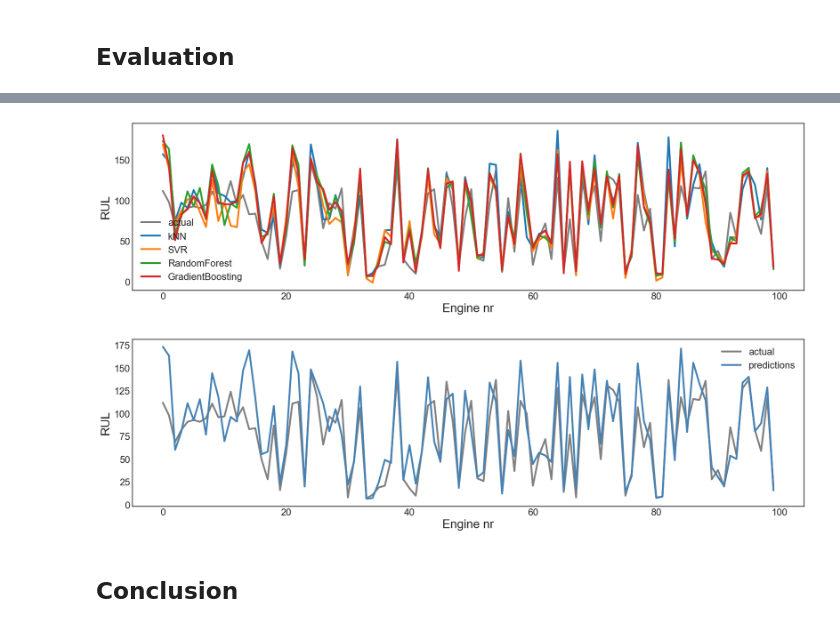
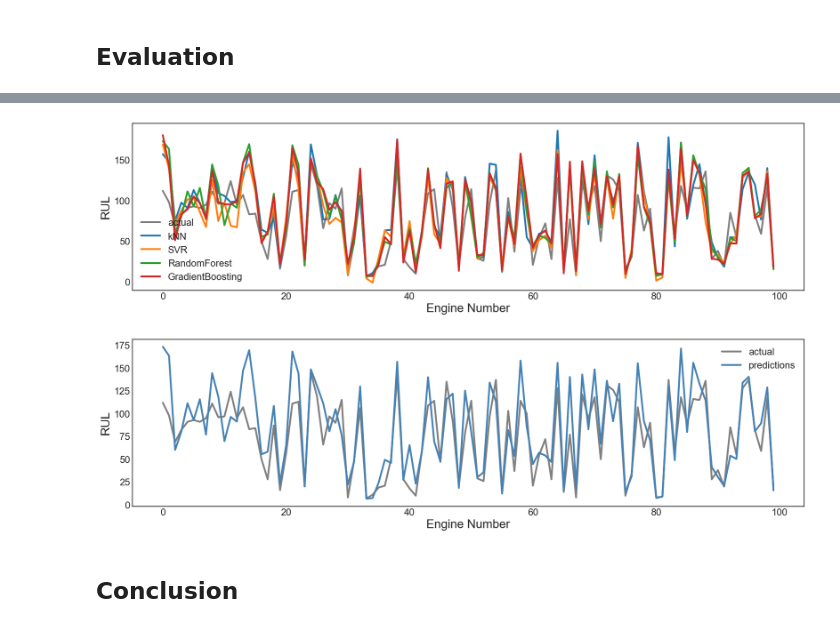
Before and after one commit to TaouMou/turbofan_predictive_maintenance, a Jupyter notebook: turbofan_exploration.ipynb, the cells around one changed output, grey strips where cells are left out. Saved outputs shown, nothing was run; the diff lists cells and outputs as text; code cells hidden in the pictures.

```diff
--- a/turbofan_exploration.ipynb
+++ b/turbofan_exploration.ipynb
@@ -456,35 +455,35 @@ import seaborn as sns
 import numpy as np
 
 plt.style.use('seaborn-v0_8-white')
 plt.rcParams['figure.figsize'] = 20, 5
 
 fig, ax = plt.subplots()
 plt.ylabel('RUL')
-plt.xlabel('Engine nr')
+plt.xlabel('Engine Number')
 
 # Plot actual RUL
 sns.lineplot(
     x=np.arange(len(y_test)),
     y=y_test.reset_index(drop=True) if hasattr(y_test, 'reset_index') else y_test,
     color='gray',
     label='actual',
     ax=ax
 )
 
 # Plot predictions for each model
 for name, model in models.items():
     y_pred = model.predict(X_test)
     sns.lineplot(
         x=np.arange(len(y_pred)),
         y=y_pred,
         label=name,
         ax=ax
     )
 
 ax.legend()
 plt.show()
 # %% [output]
-[figure, old version]
+[figure, new version]
 # %%
 import matplotlib.pyplot as plt
 import seaborn as sns
@@ -493,15 +492,14 @@ import numpy as np
 plt.style.use('seaborn-v0_8-white')
 plt.rcParams['figure.figsize'] = 20, 5
 
-# Use your best model, e.g., RandomForest
+# Plot the best model's predictions
 best_model = models['RandomForest']
 y_predictions = best_model.predict(X_test)
 
 fig, ax = plt.subplots()
 plt.ylabel('RUL')
-plt.xlabel('Engine nr')
+plt.xlabel('Engine Number')
 
-# If y_test is a pandas Series with engine_id as index, use reset_index(drop=True)
 sns.lineplot(
     x=np.arange(len(y_test)),
     y=y_test.reset_index(drop=True) if hasattr(y_test, 'reset_index') else y_test,
@@ -519,7 +517,7 @@ sns.lineplot(
 ax.legend()
 plt.show()
 # %% [output]
-[figure, old version]
+[figure, new version]
 # %% [markdown]
 ## Conclusion
 # %% [markdown]
```
Also changed, not shown: parts of 6 cells of this notebook.
